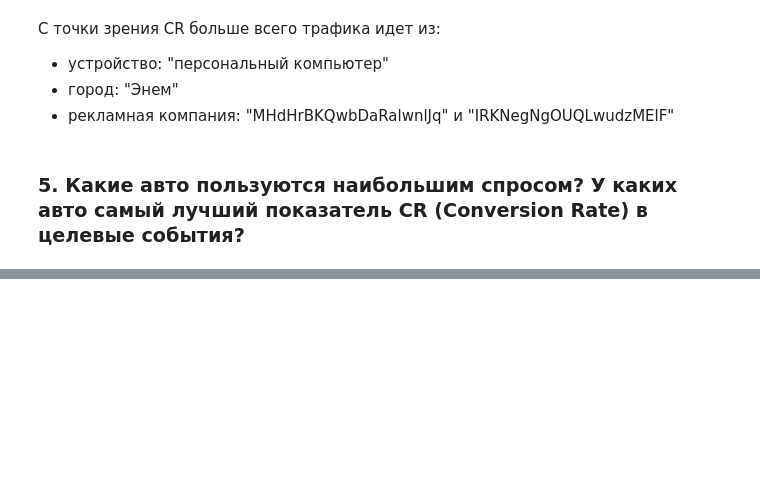
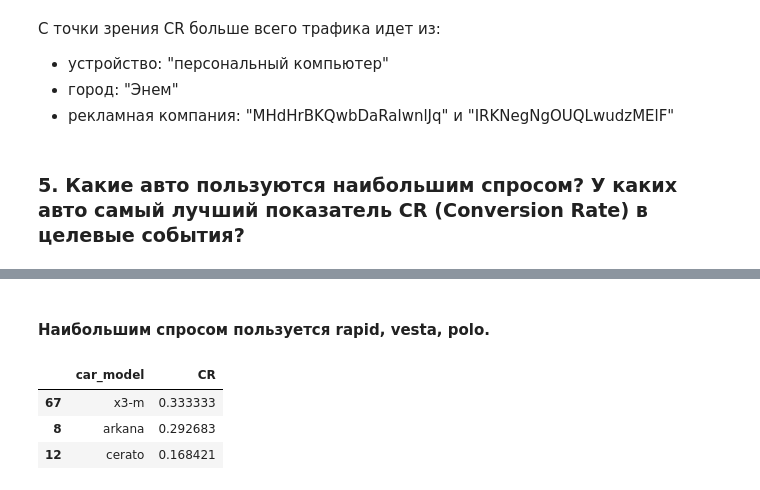
Before and after one commit to proger-n/SberAutopodpiska_analysis, a Jupyter notebook: JupyterNotebooks/final_project_1.ipynb, the cells around one changed output, grey strips where cells are left out. Cells and saved outputs as stored; diff of their text form; code cells hidden in the pictures; blank space fills up the shorter version.

```diff
--- a/JupyterNotebooks/final_project_1.ipynb
+++ b/JupyterNotebooks/final_project_1.ipynb
@@ -745,0 +732,12 @@ df_united_clean.groupby(['utm_campaign'], as_index=False) \
+# %% [markdown]
+#### Наибольшим спросом пользуется rapid, vesta, polo.
+# %%
+df_united_clean.groupby(['car_model'], as_index=False) \
+                        .agg({'target': 'mean'}) \
+                        .sort_values('target', ascending=False) \
+                        .rename(columns={'target': 'CR'}).head(3)
+# %% [output]
+|  | car_model | CR |
+| 67 | x3-m | 0.333333 |
+| 8 | arkana | 0.292683 |
+| 12 | cerato | 0.168421 |
```
Also changed, not shown: parts of 20 cells of this notebook.
